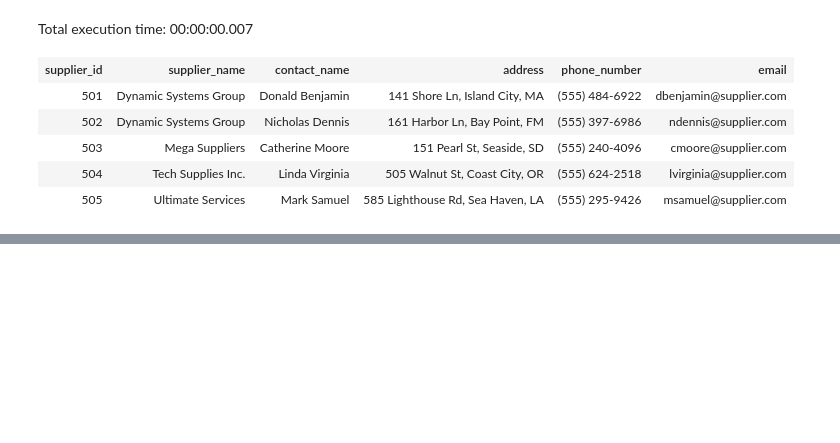
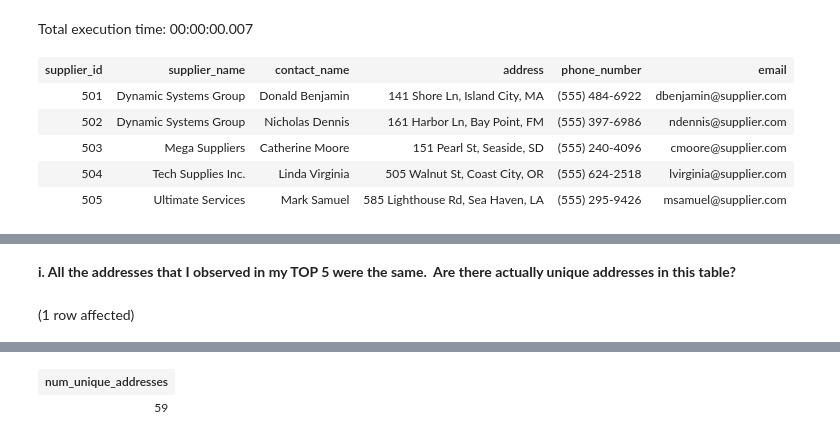
Before and after one commit to bradleytkay/post-launchcode-grad-work, a Jupyter notebook: OnlineShoppingDB.ipynb, the cells around one changed output, grey strips where cells are left out. Saved outputs shown, nothing was run; the diff lists cells and outputs as text; code cells hidden in the pictures; blank space fills up the shorter version.

```diff
--- a/OnlineShoppingDB.ipynb
+++ b/OnlineShoppingDB.ipynb
@@ -182,0 +181,10 @@ oders
+# %% [markdown]
+**i. All the addresses that I observed in my TOP 5 were the same.  Are there actually unique addresses in this table?**
+# %%
+SELECT COUNT(DISTINCT address) AS num_unique_addresses
+FROM OnlineShoppingDB.dbo.customers
+
+--So, it looks like there are unique addresses in the dataset, there are just lots of people with different
+--last names listed as living at the same address.  That seems odd...
+# %% [output]
+(1 row affected)
@@ -182,0 +192,2 @@ oders
+| num_unique_addresses |
+| 59 |
```
Also changed, not shown: parts of 13 cells of this notebook.
